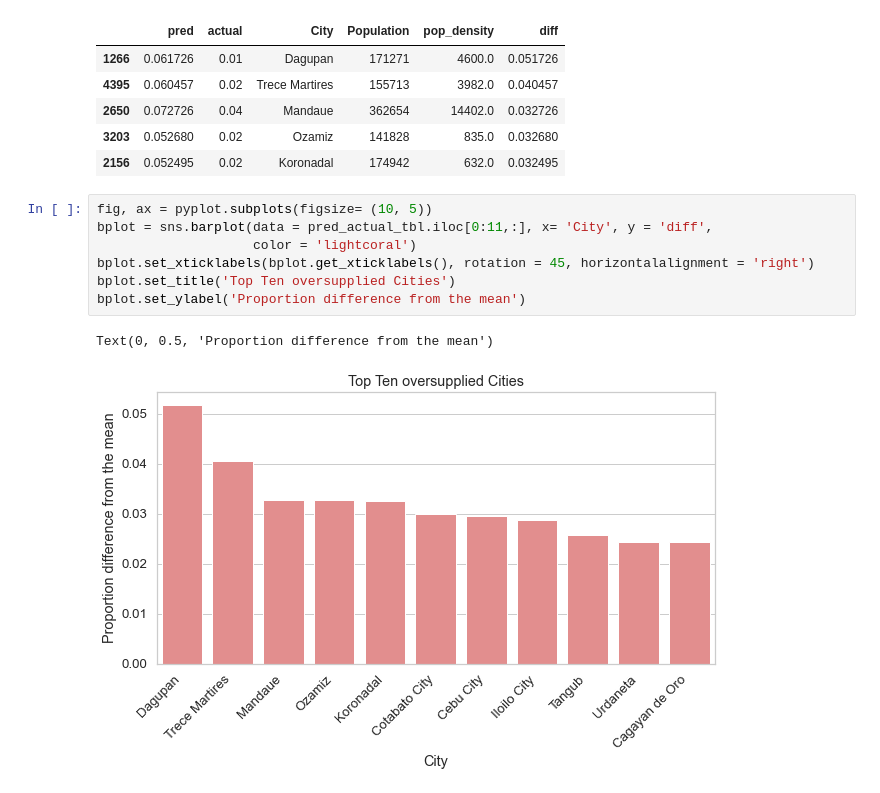
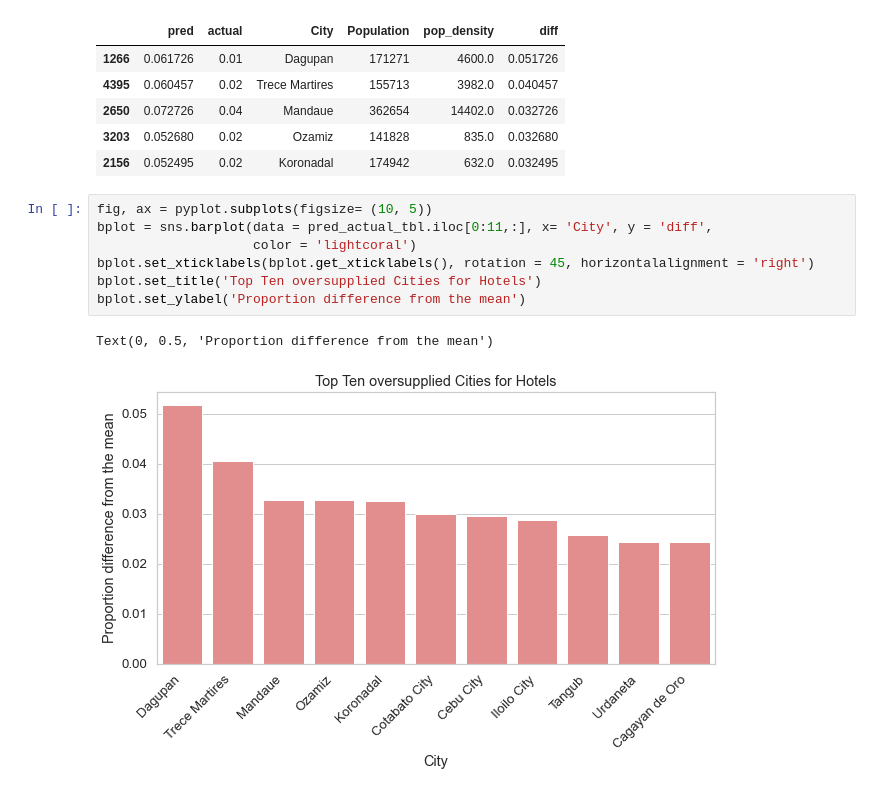
Before and after one commit to aldencabajar/coursera_capstone, a Jupyter notebook: capstone_project_notebook .ipynb, the cells around one changed output. Drawn from its saved outputs; the diff is of its cells as text.

```diff
--- a/capstone_project_notebook .ipynb
+++ b/capstone_project_notebook .ipynb
@@ -604,13 +612,13 @@ pred_actual_tbl.head()
 # %%
 fig, ax = pyplot.subplots(figsize= (10, 5))
 bplot = sns.barplot(data = pred_actual_tbl.iloc[0:11,:], x= 'City', y = 'diff',
                     color = 'lightcoral')
 bplot.set_xticklabels(bplot.get_xticklabels(), rotation = 45, horizontalalignment = 'right')
-bplot.set_title('Top Ten oversupplied Cities')
+bplot.set_title('Top Ten oversupplied Cities for Hotels')
 bplot.set_ylabel('Proportion difference from the mean')
 # %% [output]
 Text(0, 0.5, 'Proportion difference from the mean')
-[figure, old version]
+[figure, new version]
 # %%
 pred_actual_tbl.sort_values(by = 'diff', ascending = True, inplace= True)
 fig, ax = pyplot.subplots(figsize= (10, 5))
```
Also changed, not shown: parts of 3 cells of this notebook, 1 other file.
